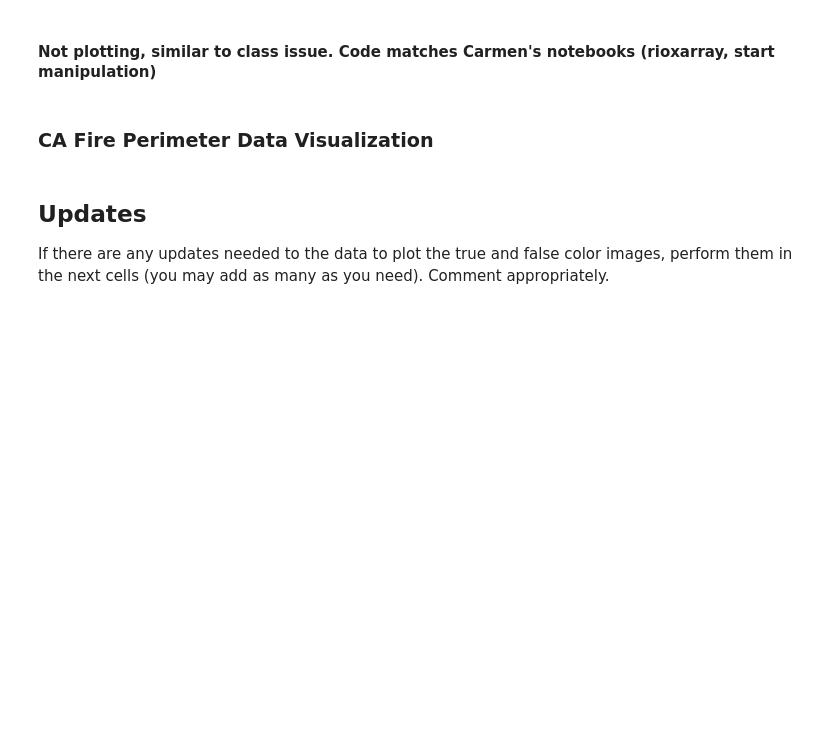
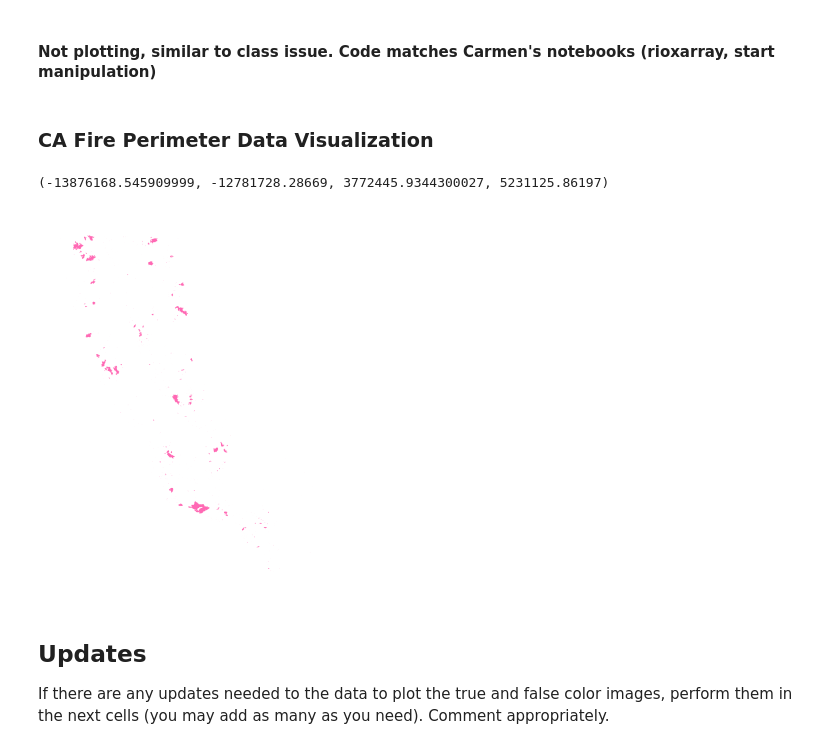
Before and after one commit to saingersoll/eds220-hwk-4, a Jupyter notebook: hwk4-task2-false-color.ipynb, the cells around one changed output. Cells and saved outputs as stored; diff of their text form; code cells hidden in the pictures; blank space fills up the shorter version.

```diff
--- a/hwk4-task2-false-color.ipynb
+++ b/hwk4-task2-false-color.ipynb
@@ -175,7 +158,13 @@ landsat.plot.imshow(size = size, aspect = aspect)
 ### CA Fire Perimeter Data Visualization
 # %%
 # confirming the dataset loaded properly by plot
-ca.plot()
+fig, ax = plt.subplots()
+ca.plot(ax = ax,
+        color = 'hotpink')
+plt.axis('off')
+# %% [output]
+(-13876168.545909999, -12781728.28669, 3772445.9344300027, 5231125.86197)
+[figure, added]
 # %% [markdown]
 ## Updates
 
```
Also changed, not shown: parts of 10 cells of this notebook, 1 other file.
